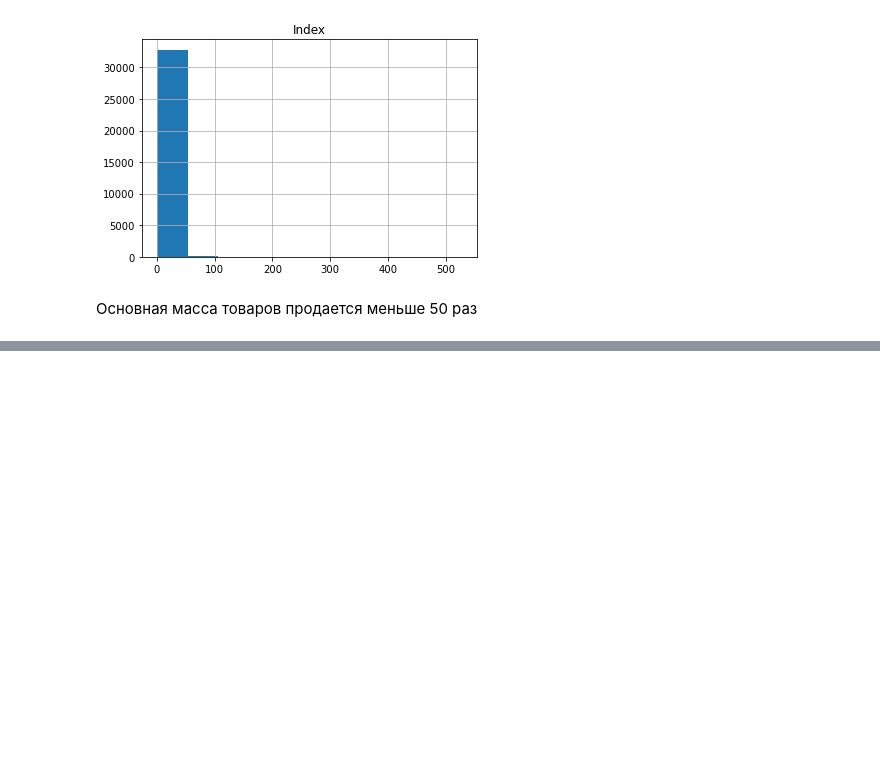
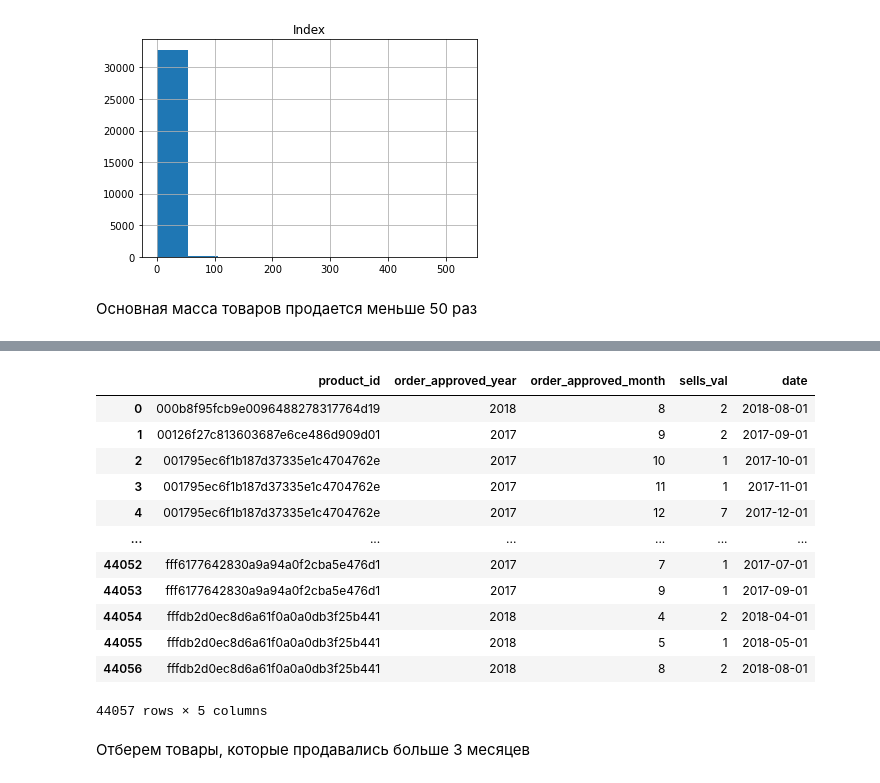
Before and after one commit to strateg17/SMART_DS_Academy_Prod1, a Jupyter notebook: Task_1/Task1_TimeSeries.ipynb, the cells around one changed output, grey strips where cells are left out. Drawn from its saved outputs; the diff is of its cells as text; code cells hidden in the pictures; blank space fills up the shorter version.

```diff
--- a/Task_1/Task1_TimeSeries.ipynb
+++ b/Task_1/Task1_TimeSeries.ipynb
@@ -297,0 +327,2 @@ full_data[full_data.product_id == 'aca2eb7d00ea1a7b8ebd4e68314663af'].sort_value
+# %%
+full_data.dropna(inplace=True)
@@ -297,0 +331,5 @@ full_data[full_data.product_id == 'aca2eb7d00ea1a7b8ebd4e68314663af'].sort_value
+# %%
+not_new_prod_id = full_data.groupby('product_id', as_index=False).agg('count')
+not_new_prod_id = not_new_prod_id[not_new_prod_id.order_approved_at > 1]
+not_new_prod_id = not_new_prod_id.product_id
+not_new_prod_id
@@ -297,0 +349,3 @@ full_data[full_data.product_id == 'aca2eb7d00ea1a7b8ebd4e68314663af'].sort_value
+# %%
+full_data = full_data[full_data.product_id.isin(not_new_prod_id)]
+full_data
@@ -297,0 +388,4 @@ full_data[full_data.product_id == 'aca2eb7d00ea1a7b8ebd4e68314663af'].sort_value
+# %%
+prod_id_sells = full_data.groupby(['product_id', 'order_approved_year', 'order_approved_month'], as_index=False).agg('count')
+prod_id_sells = prod_id_sells.rename({'order_approved_at':'sells_val'}, axis='columns')
+prod_id_sells
@@ -297,0 +406,19 @@ full_data[full_data.product_id == 'aca2eb7d00ea1a7b8ebd4e68314663af'].sort_value
+# %%
+prod_id_sells['date'] = pd.to_datetime(prod_id_sells.order_approved_year.astype(str) + '-' + prod_id_sells.order_approved_month.astype(str) + '-' + '01')
+prod_id_sells
+# %% [output]
+|  | product_id | order_approved_year | order_approved_month | sells_val | date |
+| 0 | 000b8f95fcb9e0096488278317764d19 | 2018 | 8 | 2 | 2018-08-01 |
+| 1 | 00126f27c813603687e6ce486d909d01 | 2017 | 9 | 2 | 2017-09-01 |
+| 2 | 001795ec6f1b187d37335e1c4704762e | 2017 | 10 | 1 | 2017-10-01 |
+| 3 | 001795ec6f1b187d37335e1c4704762e | 2017 | 11 | 1 | 2017-11-01 |
+| 4 | 001795ec6f1b187d37335e1c4704762e | 2017 | 12 | 7 | 2017-12-01 |
+| ... | ... | ... | ... | ... | ... |
+| 44052 | fff6177642830a9a94a0f2cba5e476d1 | 2017 | 7 | 1 | 2017-07-01 |
+| 44053 | fff6177642830a9a94a0f2cba5e476d1 | 2017 | 9 | 1 | 2017-09-01 |
+| 44054 | fffdb2d0ec8d6a61f0a0a0db3f25b441 | 2018 | 4 | 2 | 2018-04-01 |
+| 44055 | fffdb2d0ec8d6a61f0a0a0db3f25b441 | 2018 | 5 | 1 | 2018-05-01 |
+| 44056 | fffdb2d0ec8d6a61f0a0a0db3f25b441 | 2018 | 8 | 2 | 2018-08-01 |
+44057 rows × 5 columns
+# %% [markdown]
+Отберем товары, которые продавались больше 3 месяцев
```
Also changed, not shown: parts of 32 cells of this notebook.
